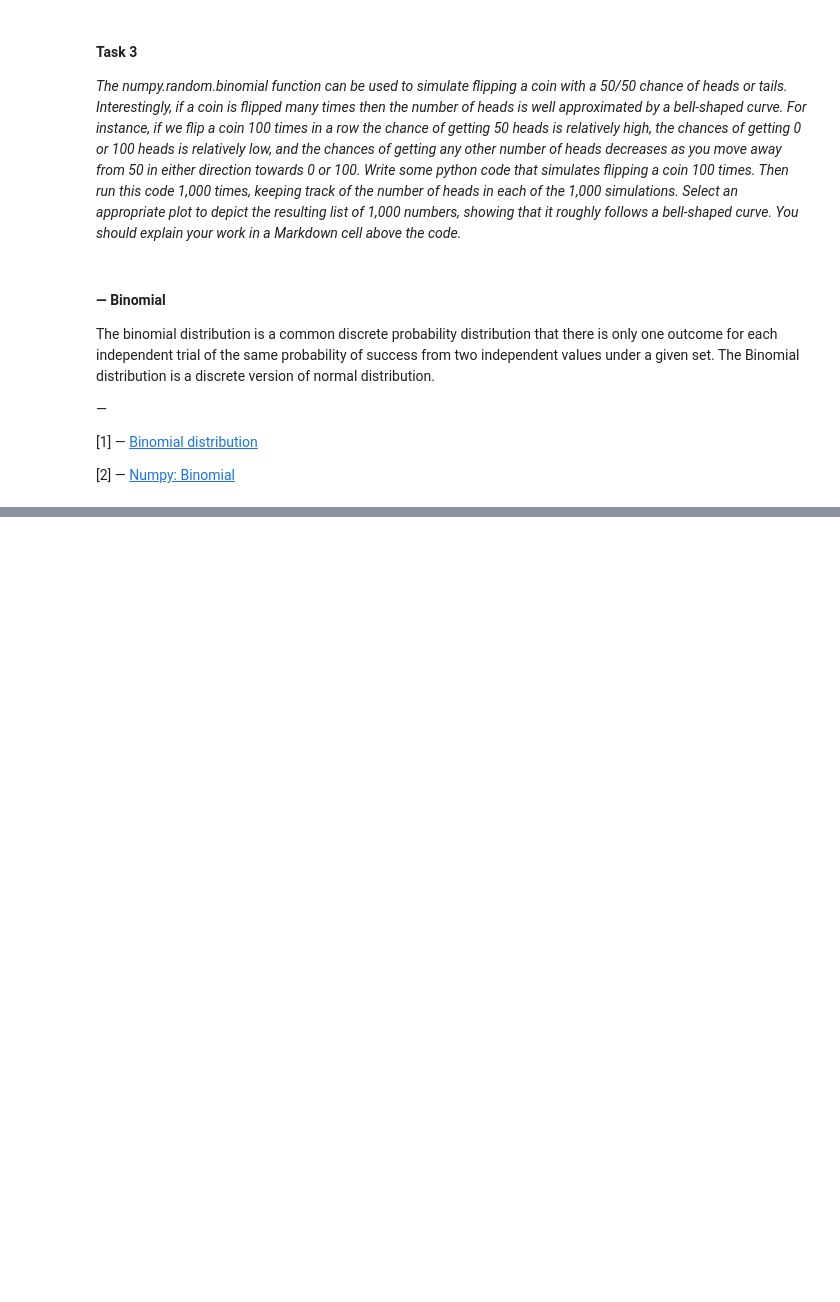
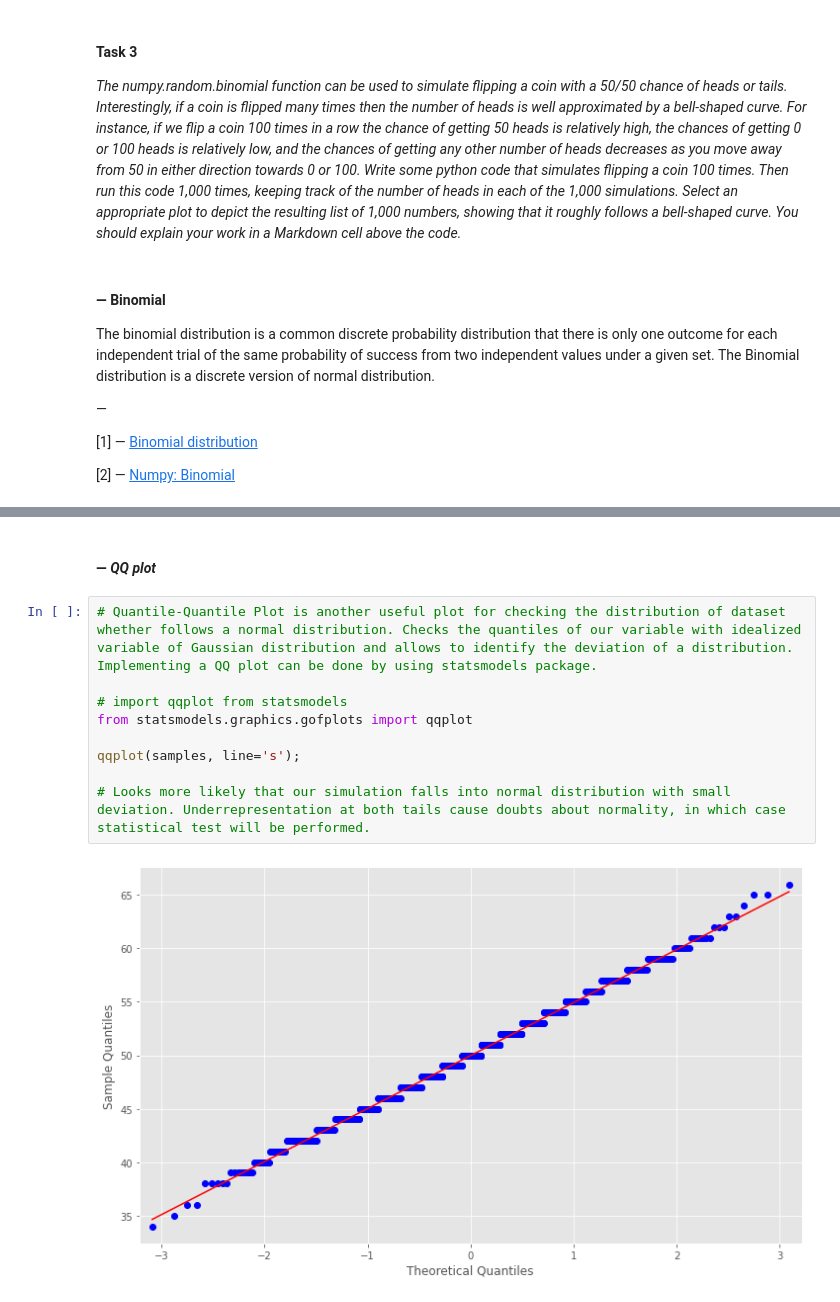
Before and after one commit to mizydorek/Fundamentals-of-Data-Analysis-Tasks-2020, a Jupyter notebook: tasks.ipynb, the cells around one changed output, grey strips where cells are left out. Cells and saved outputs as stored; diff of their text form; blank space fills up the shorter version.

```diff
--- a/tasks.ipynb
+++ b/tasks.ipynb
@@ -232,0 +254,13 @@ samples.sum() / size
+# %% [markdown]
+#### — *QQ plot*
+# %%
+# Quantile-Quantile Plot is another useful plot for checking the distribution of dataset whether follows a normal distribution. Checks the quantiles of our variable with idealized variable of Gaussian distribution and allows to identify the deviation of a distribution. Implementing a QQ plot can be done by using statsmodels package.
+
+# import qqplot from statsmodels
+from statsmodels.graphics.gofplots import qqplot
+
+qqplot(samples, line='s');
+
+# Looks more likely that our simulation falls into normal distribution with small deviation. Underrepresentation at both tails cause doubts about normality, in which case statistical test will be performed.
+# %% [output]
+[figure, added]
```
Also changed, not shown: parts of 12 cells of this notebook.
